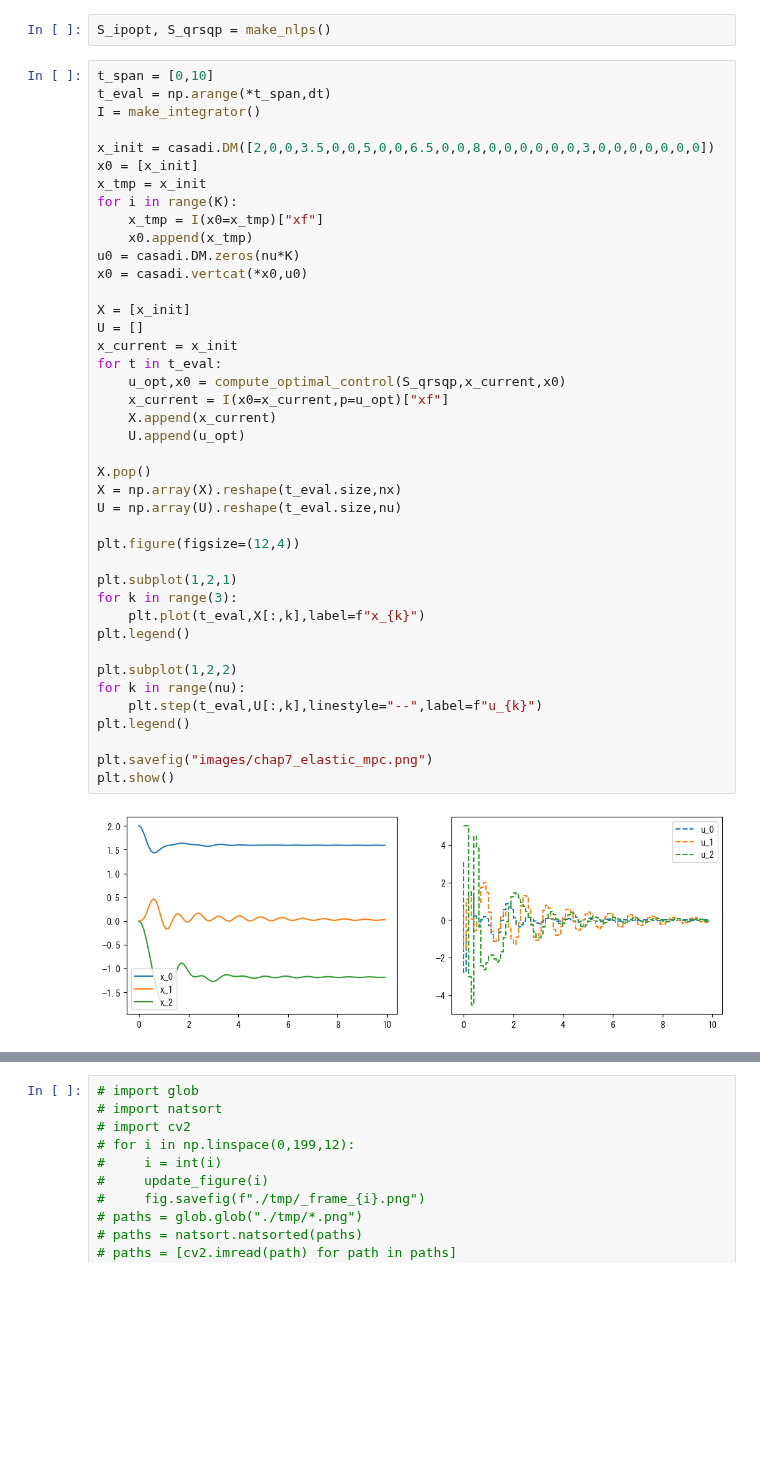
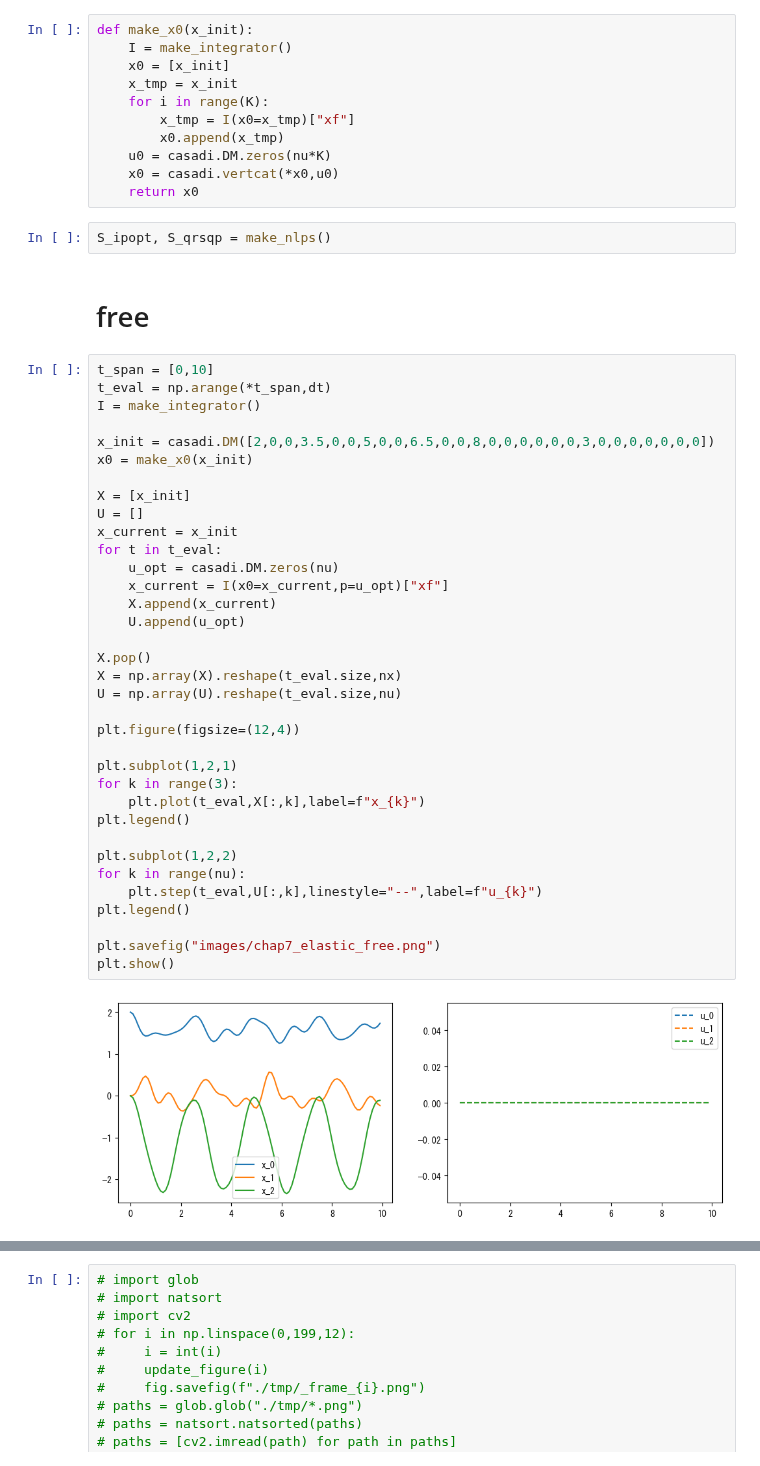
Before and after one commit to proxima-technology/casadi_mpc_nyuumon, a Jupyter notebook: src/chapter7_chain_of_masses.ipynb, the cells around one changed output, grey strips where cells are left out. Saved outputs shown, nothing was run; the diff lists cells and outputs as text; blank space fills up the shorter version.

```diff
--- a/src/chapter7_chain_of_masses.ipynb
+++ b/src/chapter7_chain_of_masses.ipynb
@@ -171,51 +172,58 @@ def compute_optimal_control(S,x_init,x0):
     x0 = res["x"]
     u_opt = x0[offset:offset+nu]
     return u_opt, x0
+# %%
+def make_x0(x_init):
+    I = make_integrator()
+    x0 = [x_init]
+    x_tmp = x_init
+    for i in range(K):
+        x_tmp = I(x0=x_tmp)["xf"]
+        x0.append(x_tmp)
+    u0 = casadi.DM.zeros(nu*K)
+    x0 = casadi.vertcat(*x0,u0)
+    return x0
 # %%
 S_ipopt, S_qrsqp = make_nlps()
+# %% [markdown]
+# free
 # %%
 t_span = [0,10]
 t_eval = np.arange(*t_span,dt)
 I = make_integrator()
 
 x_init = casadi.DM([2,0,0,3.5,0,0,5,0,0,6.5,0,0,8,0,0,0,0,0,0,3,0,0,0,0,0,0,0])
-x0 = [x_init]
-x_tmp = x_init
-for i in range(K):
-    x_tmp = I(x0=x_tmp)["xf"]
-    x0.append(x_tmp)
-u0 = casadi.DM.zeros(nu*K)
-x0 = casadi.vertcat(*x0,u0)
+x0 = make_x0(x_init)
 
 X = [x_init]
 U = []
 x_current = x_init
 for t in t_eval:
-    u_opt,x0 = compute_optimal_control(S_qrsqp,x_current,x0)
+    u_opt = casadi.DM.zeros(nu)
     x_current = I(x0=x_current,p=u_opt)["xf"]
     X.append(x_current)
     U.append(u_opt)
 
 X.pop()
 X = np.array(X).reshape(t_eval.size,nx)
 U = np.array(U).reshape(t_eval.size,nu)
 
 plt.figure(figsize=(12,4))
 
 plt.subplot(1,2,1)
 for k in range(3):
     plt.plot(t_eval,X[:,k],label=f"x_{k}")
 plt.legend()
 
 plt.subplot(1,2,2)
 for k in range(nu):
     plt.step(t_eval,U[:,k],linestyle="--",label=f"u_{k}")
 plt.legend()
 
-plt.savefig("images/chap7_elastic_mpc.png")
+plt.savefig("images/chap7_elastic_free.png")
 plt.show()
 # %% [output]
-[figure, old version]
+[figure, new version]
 # %%
 fig = plt.figure(figsize=(12,12))
 ax = fig.add_subplot(111,projection="3d")
```
Also changed, not shown: parts of 7 cells of this notebook, 11 other files.
